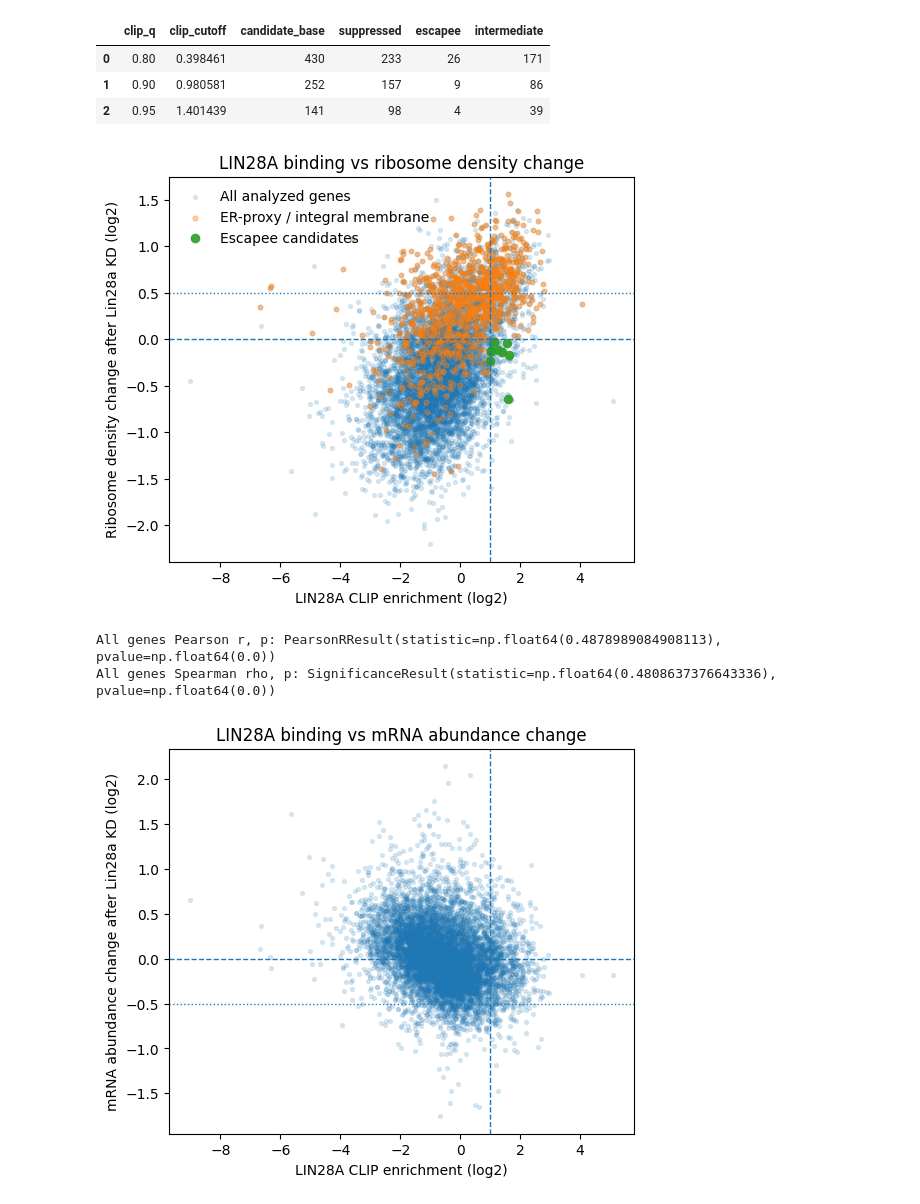
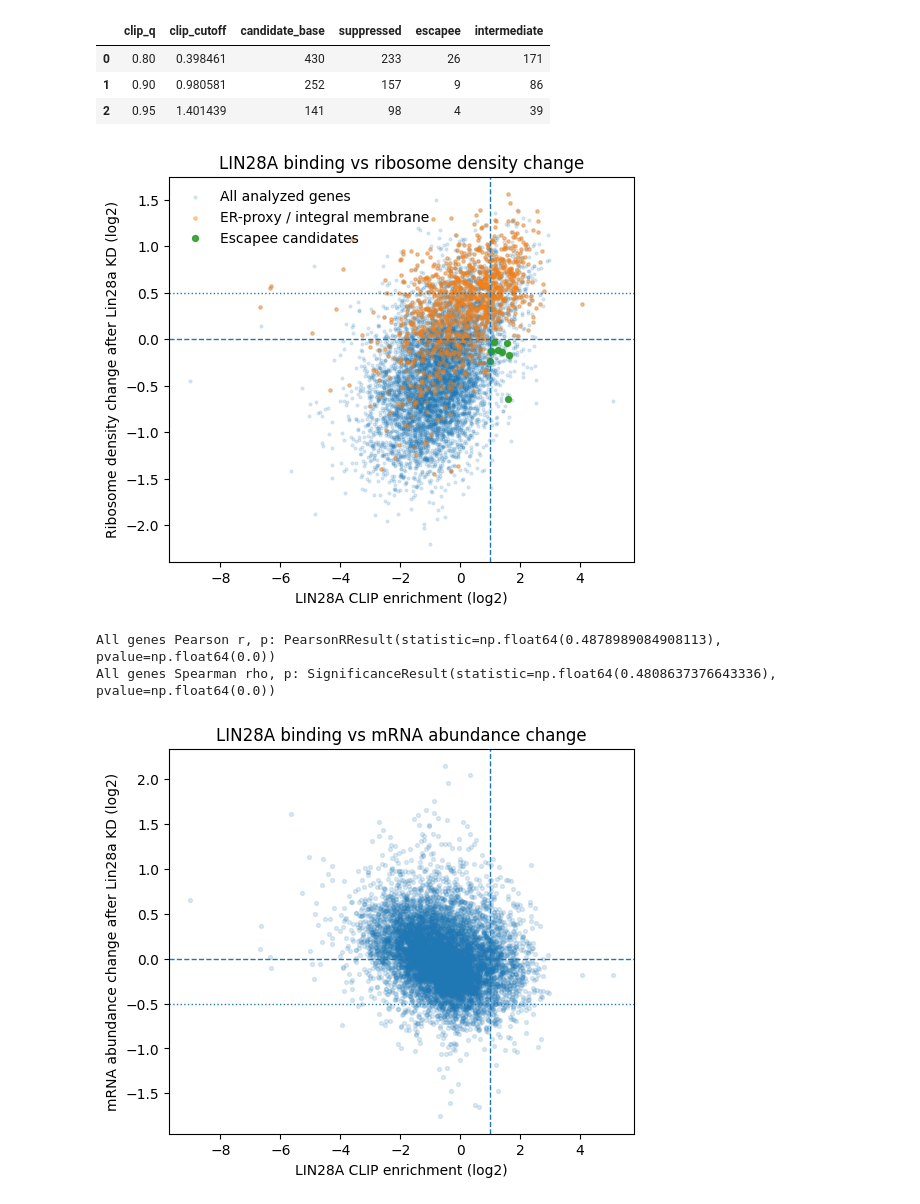
Before and after one commit to chaehyeonkim-lab/bioinformatics1, a Jupyter notebook: Binformatics_term_project.ipynb, the cells around one changed output. Drawn from its saved outputs; the diff is of its cells as text; code cells hidden in the pictures.

Commit message:
plot 점 크기 조정 및 사소한 오류 수정

```diff
--- a/Binformatics_term_project.ipynb
+++ b/Binformatics_term_project.ipynb
@@ -222,13 +240,17 @@ df[
 # %%
 from pathlib import Path
-from urllib.request import urlretrieve
 import pandas as pd
+import requests # Import the requests module
 
 LOCALIZATION_URL = "https://hyeshik.qbio.io/binfo/mouselocalization-20210507.txt"
 LOCALIZATION_FILE = Path("mouselocalization-20210507.txt")
 
 if not LOCALIZATION_FILE.exists():
-    urlretrieve(LOCALIZATION_URL, LOCALIZATION_FILE)
+    # Use requests to download the file, skipping SSL verification
+    response = requests.get(LOCALIZATION_URL, verify=False)
+    response.raise_for_status() # Raise an HTTPError for bad responses (4xx or 5xx)
+    with open(LOCALIZATION_FILE, 'wb') as f:
+        f.write(response.content)
 
-local = pd.read_csv(LOCALIZATION_FILE, sep="	")
+local = pd.read_csv(LOCALIZATION_FILE, sep="\t")
 local.head()
@@ -564,7 +593,7 @@ fig, ax = plt.subplots(figsize=(6, 5))
 ax.scatter(
     plot_df["clip_log2"],
     plot_df["rden_log2"],
-    s=8,
+    s=4,
     alpha=0.15,
     label="All analyzed genes",
 )
@@ -574,39 +603,39 @@ er_df = plot_df[plot_df["er_proxy"]]
 ax.scatter(
     er_df["clip_log2"],
     er_df["rden_log2"],
-    s=12,
+    s=6,
     alpha=0.35,
     label="ER-proxy / integral membrane",
 )
 
 # Escapee 후보
 escapee_df = plot_df[plot_df["target_class"] == "Escapee ER target"]
 ax.scatter(
     escapee_df["clip_log2"],
     escapee_df["rden_log2"],
-    s=35,
+    s=18,
     alpha=0.9,
     label="Escapee candidates",
 )
 
 ax.axvline(clip_cutoff, linestyle="--", linewidth=1)
 ax.axhline(0, linestyle="--", linewidth=1)
 ax.axhline(SUPPRESSED_CUTOFF, linestyle=":", linewidth=1)
 
 ax.set_xlabel("LIN28A CLIP enrichment (log2)")
 ax.set_ylabel("Ribosome density change after Lin28a KD (log2)")
 ax.set_title("LIN28A binding vs ribosome density change")
 ax.legend(frameon=False)
 
 plt.show()
 
 pearson_all = stats.pearsonr(plot_df["clip_log2"], plot_df["rden_log2"])
 spearman_all = stats.spearmanr(plot_df["clip_log2"], plot_df["rden_log2"])
 
 print("All genes Pearson r, p:", pearson_all)
 print("All genes Spearman rho, p:", spearman_all)
 # %% [output]
-[figure, old version]
+[figure, new version]
 All genes Pearson r, p: PearsonRResult(statistic=np.float64(0.4878989084908113), pvalue=np.float64(0.0))
 All genes Spearman rho, p: SignificanceResult(statistic=np.float64(0.4808637376643336), pvalue=np.float64(0.0))
 # %%
```
Also changed, not shown: parts of 12 cells of this notebook.
